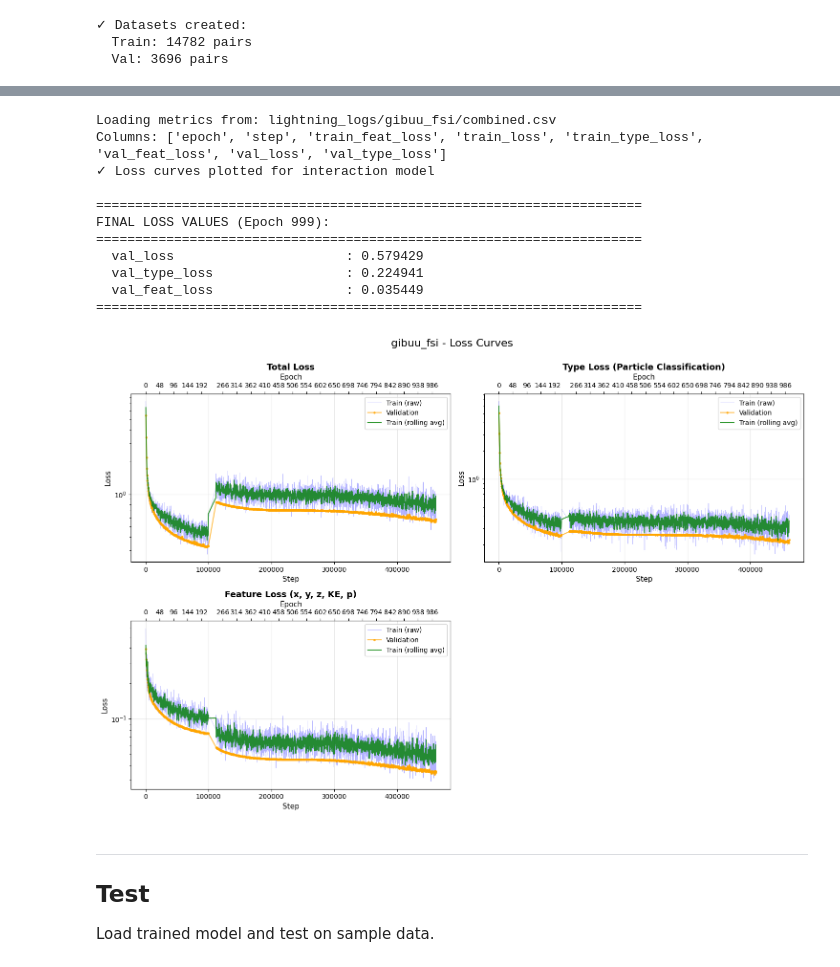
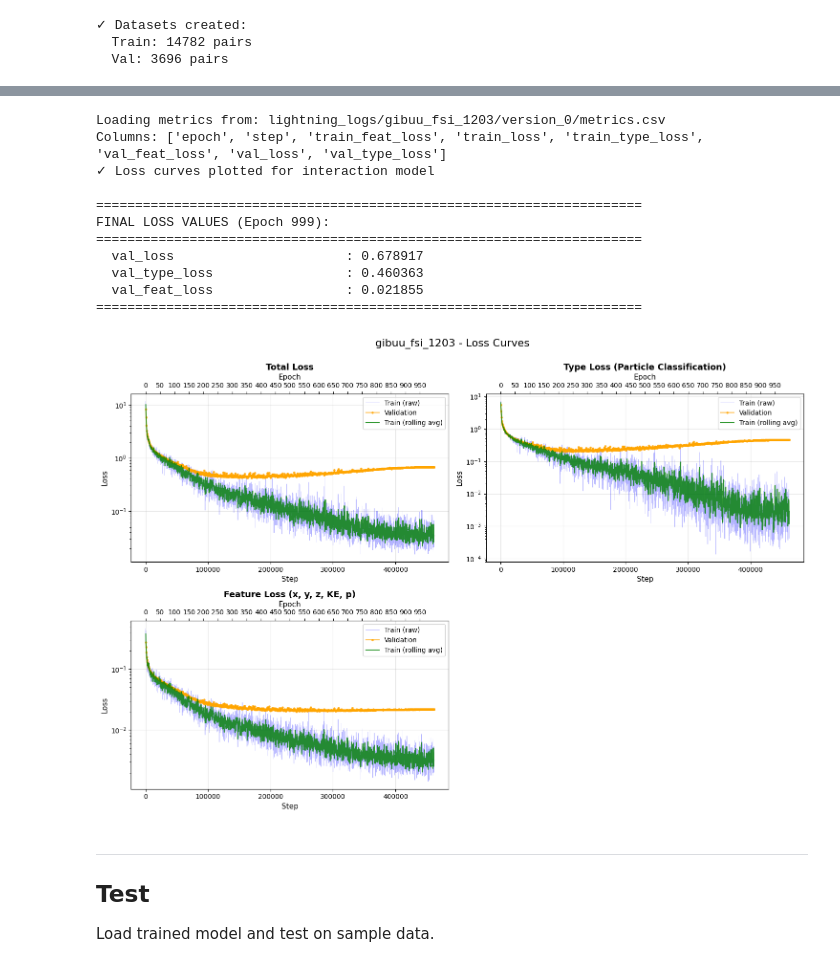
Before and after one commit to Yinrui-Liu/GiBUU_viz, a Jupyter notebook: GiBUU_FSI.ipynb, the cells around one changed output, grey strips where cells are left out. Saved outputs shown, nothing was run; the diff lists cells and outputs as text; code cells hidden in the pictures.

```diff
--- a/GiBUU_FSI.ipynb
+++ b/GiBUU_FSI.ipynb
@@ -631,44 +510,44 @@ from gibuu_transformer import plot_loss_curves
 import matplotlib.pyplot as plt
 import pandas as pd
 
-EXPERIMENT_NAME = "gibuu_fsi"
-COMBINE_CSV = True
+EXPERIMENT_NAME = "gibuu_fsi_1203"
+COMBINE_CSV = False
 if COMBINE_CSV:
     csv_idx_list = [0, 11] # modify the list
     csv_path = f"lightning_logs/{EXPERIMENT_NAME}/combined.csv"
     dfs = [pd.read_csv(f'lightning_logs/{EXPERIMENT_NAME}/version_{i}/metrics.csv') for i in csv_idx_list]
     combined = pd.concat(dfs, ignore_index=True)
     combined.to_csv(csv_path, index=False)
 else:
     csv_idx = 0 # modify the index
     csv_path = f"lightning_logs/{EXPERIMENT_NAME}/version_{csv_idx}/metrics.csv"
 
 # Option 2: Plot from combined CSV (if you've combined multiple versions)
 # csv_path = f"lightning_logs/{EXPERIMENT_NAME}/combined.csv"
 
 fig, axes = plot_loss_curves(
     csv_path=csv_path,
     mode='interaction',
     figsize=(15, 10),
     title=f'{EXPERIMENT_NAME} - Loss Curves',
     logy=True
 )
 
 if fig is not None:
     plt.show()
 # %% [output]
-Loading metrics from: lightning_logs/gibuu_fsi/combined.csv
+Loading metrics from: lightning_logs/gibuu_fsi_1203/version_0/metrics.csv
 Columns: ['epoch', 'step', 'train_feat_loss', 'train_loss', 'train_type_loss', 'val_feat_loss', 'val_loss', 'val_type_loss']
 ✓ Loss curves plotted for interaction model
 
 ======================================================================
 FINAL LOSS VALUES (Epoch 999):
 ======================================================================
-  val_loss                      : 0.579429
-  val_type_loss                 : 0.224941
-  val_feat_loss                 : 0.035449
+  val_loss                      : 0.678917
+  val_type_loss                 : 0.460363
+  val_feat_loss                 : 0.021855
 ======================================================================
-[figure, old version]
+[figure, new version]
 # %% [markdown]
 ---
 
```
Also changed, not shown: parts of 7 cells of this notebook.
